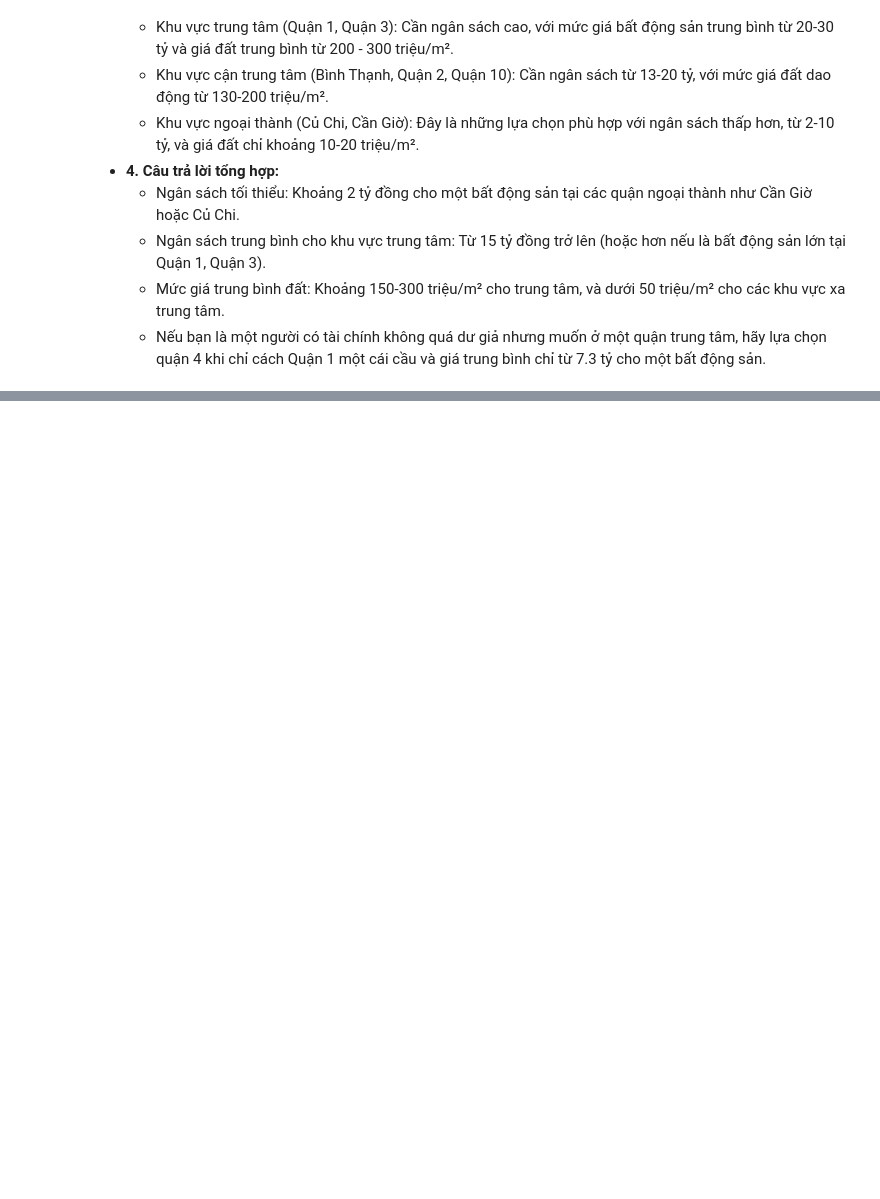
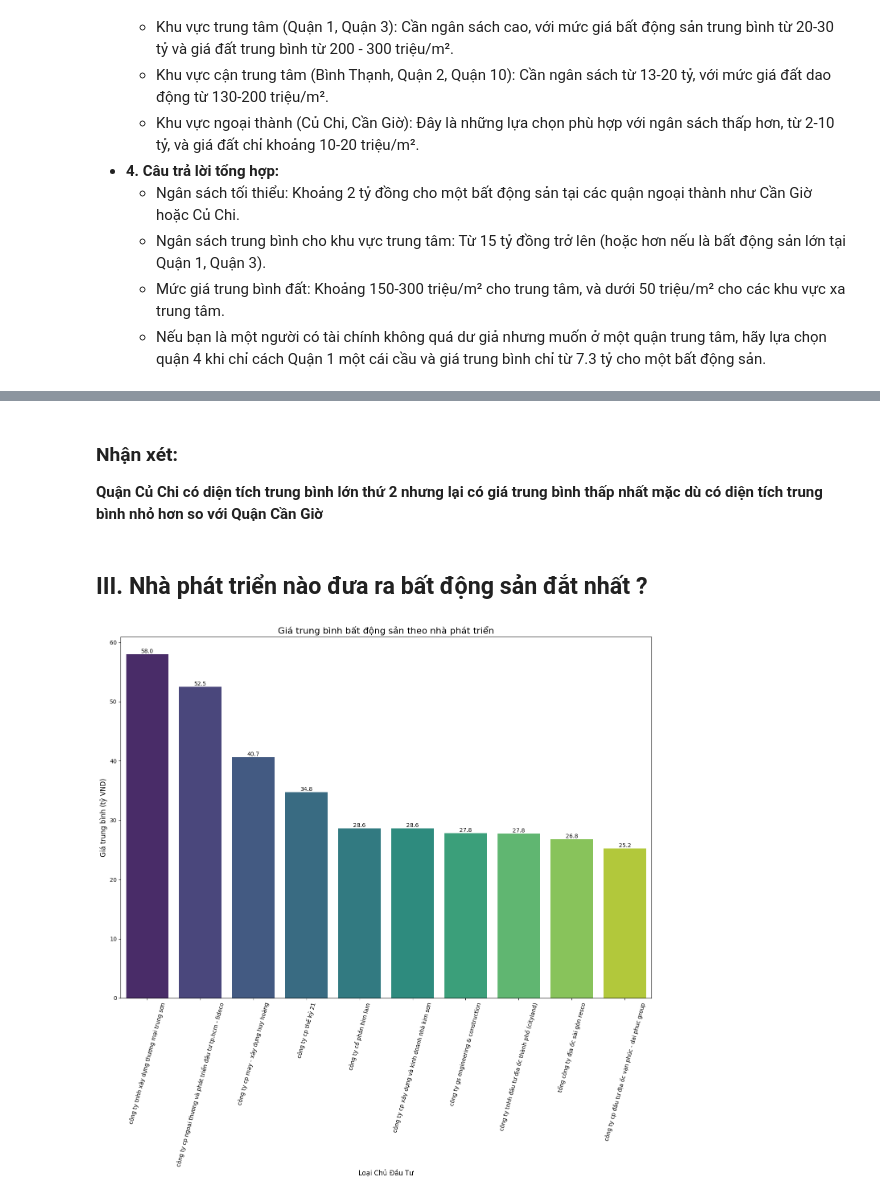
Before and after one commit to MinHien-git/NMKHDL_18127047_21127273_22127202_04, a Jupyter notebook: eda.ipynb, the cells around one changed output, grey strips where cells are left out. Cells and saved outputs as stored; diff of their text form; code cells hidden in the pictures; blank space fills up the shorter version.

```diff
--- a/eda.ipynb
+++ b/eda.ipynb
@@ -408,0 +438,31 @@ plt.show()
+# %% [markdown]
+### Nhận xét:
+**Quận Củ Chi có diện tích trung bình lớn thứ 2 nhưng lại có giá trung bình thấp nhất mặc dù có diện tích trung bình nhỏ hơn so với Quận Cần Giờ**
+# %% [markdown]
+## III. Nhà phát triển nào đưa ra bất động sản đắt nhất ?
+# %%
+# Tính giá trung bình của bất động sản theo từng nhà phát triển
+avg_price_by_developer = df.groupby("Developer")["Price"].mean().reset_index()
+
+# Sắp xếp theo giá trung bình giảm dần và lấy top 10
+top_10_developers = avg_price_by_developer.sort_values(by="Price", ascending=False).head(10)
+
+# Tìm nhà phát triển có giá trung bình cao nhất
+max_price_developer = avg_price_by_developer.loc[avg_price_by_developer["Price"].idxmax()]
+
+# Vẽ biểu đồ minh họa
+fig, ax = plt.subplots(figsize=(14, 14))
+sns.barplot(data=top_10_developers, x="Developer", y="Price", hue="Developer", palette="viridis", ax=ax, dodge=False)
+
+# Làm nổi bật nhà phát triển có giá cao nhất
+for container in ax.containers:
+    ax.bar_label(container, fmt="%.1f", label_type="edge", fontsize=10)
+ax.set_title('Giá trung bình bất động sản theo nhà phát triển', fontsize=16)
+ax.set_xlabel('Loại Chủ Đầu Tư', fontsize=12)
+ax.set_ylabel('Giá trung bình (tỷ VND)', fontsize=12)
+
+plt.xticks(rotation=75)
+plt.tight_layout()
+plt.show()
+# %% [output]
+[figure, added]
```
Also changed, not shown: parts of 13 cells of this notebook.
